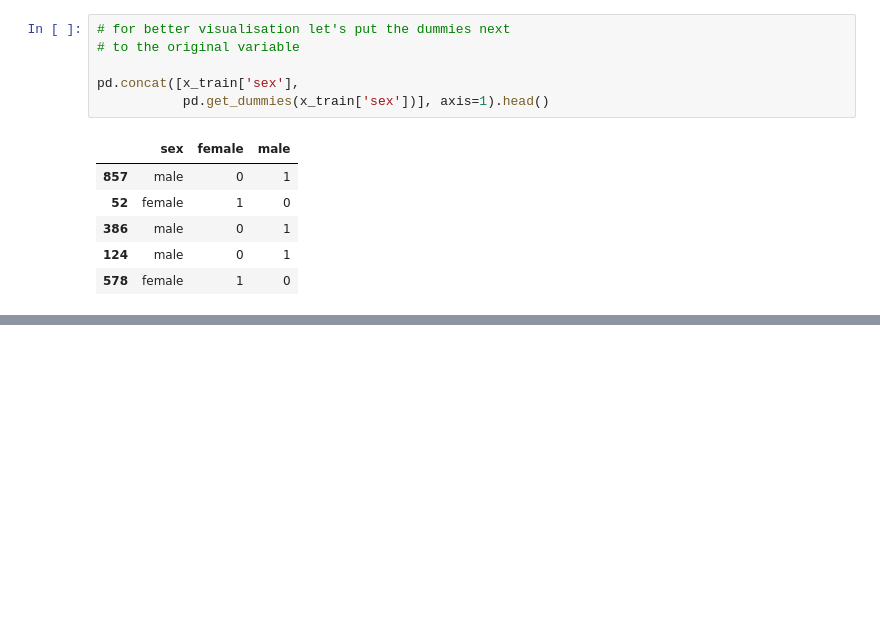
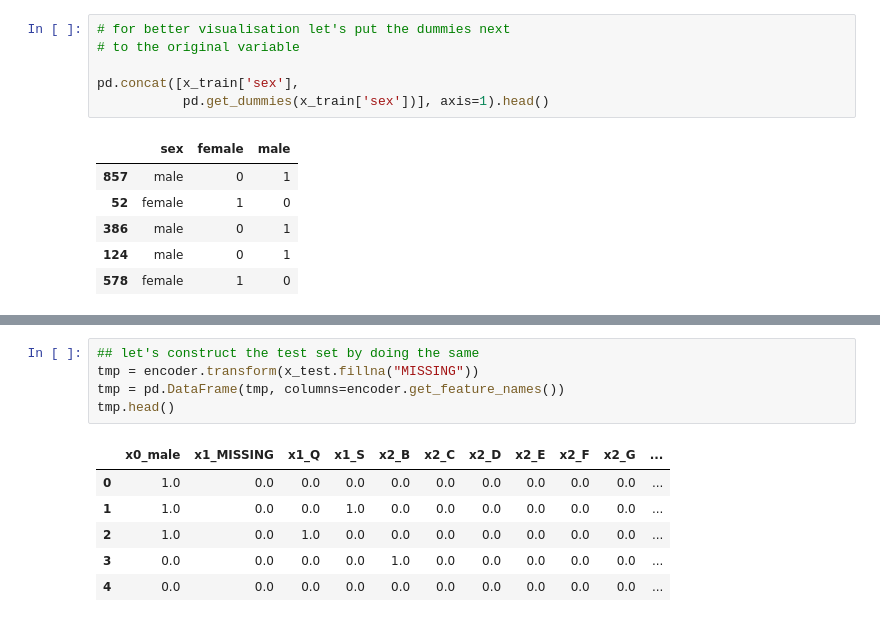
Before and after one commit to KarthikKothareddy/FeatureEngineering, a Jupyter notebook: categorical_variable_encoding.ipynb, the cells around one changed output, grey strips where cells are left out. Saved outputs shown, nothing was run; the diff lists cells and outputs as text; blank space fills up the shorter version.

```diff
--- a/categorical_variable_encoding.ipynb
+++ b/categorical_variable_encoding.ipynb
@@ -121,0 +204,12 @@ tmp.head()
+# %%
+## let's construct the test set by doing the same
+tmp = encoder.transform(x_test.fillna("MISSING"))
+tmp = pd.DataFrame(tmp, columns=encoder.get_feature_names())
+tmp.head()
+# %% [output]
+|  | x0_male | x1_MISSING | x1_Q | x1_S | x2_B | x2_C | x2_D | x2_E | x2_F | x2_G | ... |
+| 0 | 1.0 | 0.0 | 0.0 | 0.0 | 0.0 | 0.0 | 0.0 | 0.0 | 0.0 | 0.0 | ... |
+| 1 | 1.0 | 0.0 | 0.0 | 1.0 | 0.0 | 0.0 | 0.0 | 0.0 | 0.0 | 0.0 | ... |
+| 2 | 1.0 | 0.0 | 1.0 | 0.0 | 0.0 | 0.0 | 0.0 | 0.0 | 0.0 | 0.0 | ... |
+| 3 | 0.0 | 0.0 | 0.0 | 0.0 | 1.0 | 0.0 | 0.0 | 0.0 | 0.0 | 0.0 | ... |
+| 4 | 0.0 | 0.0 | 0.0 | 0.0 | 0.0 | 0.0 | 0.0 | 0.0 | 0.0 | 0.0 | ... |
```
Also changed, not shown: parts of 8 cells of this notebook.
